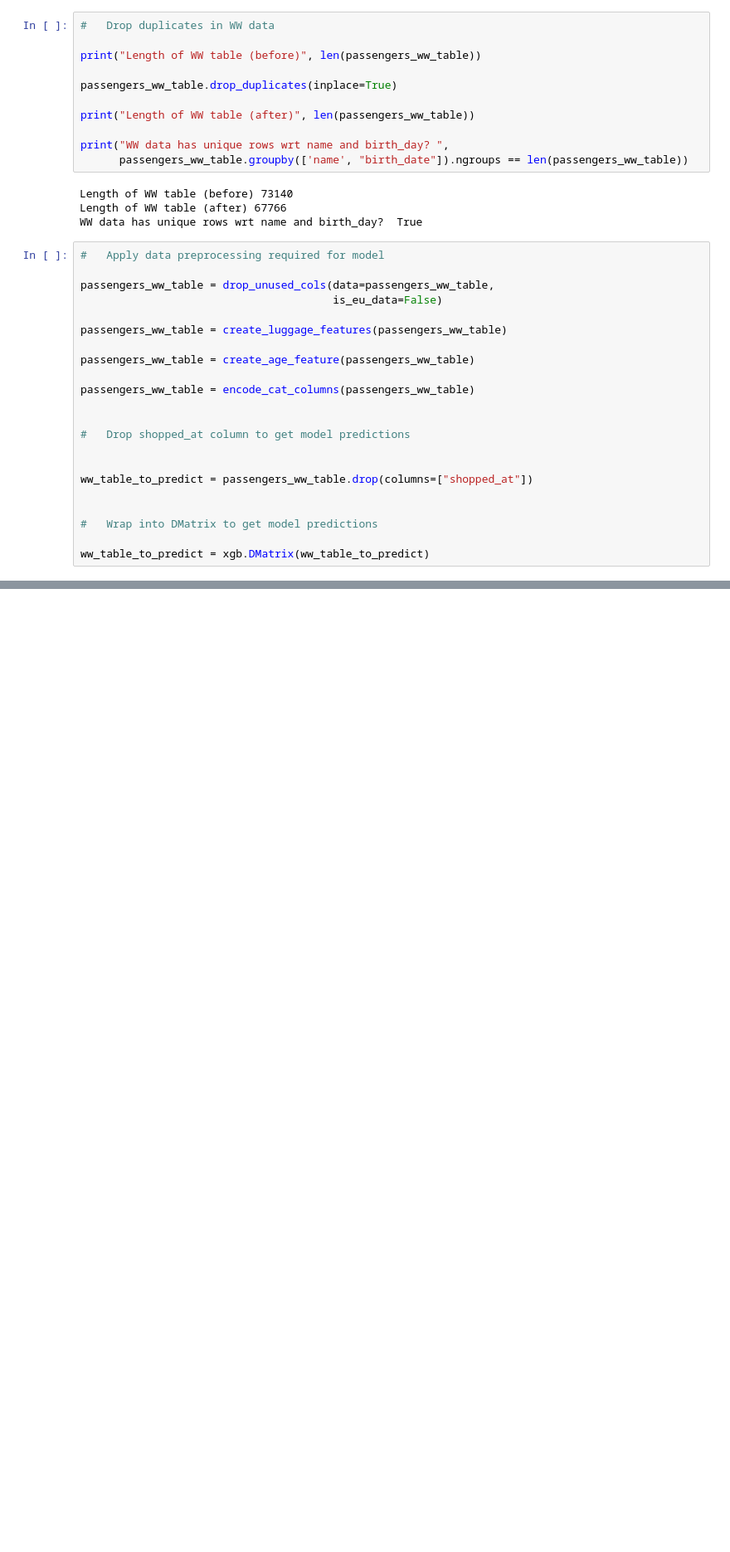
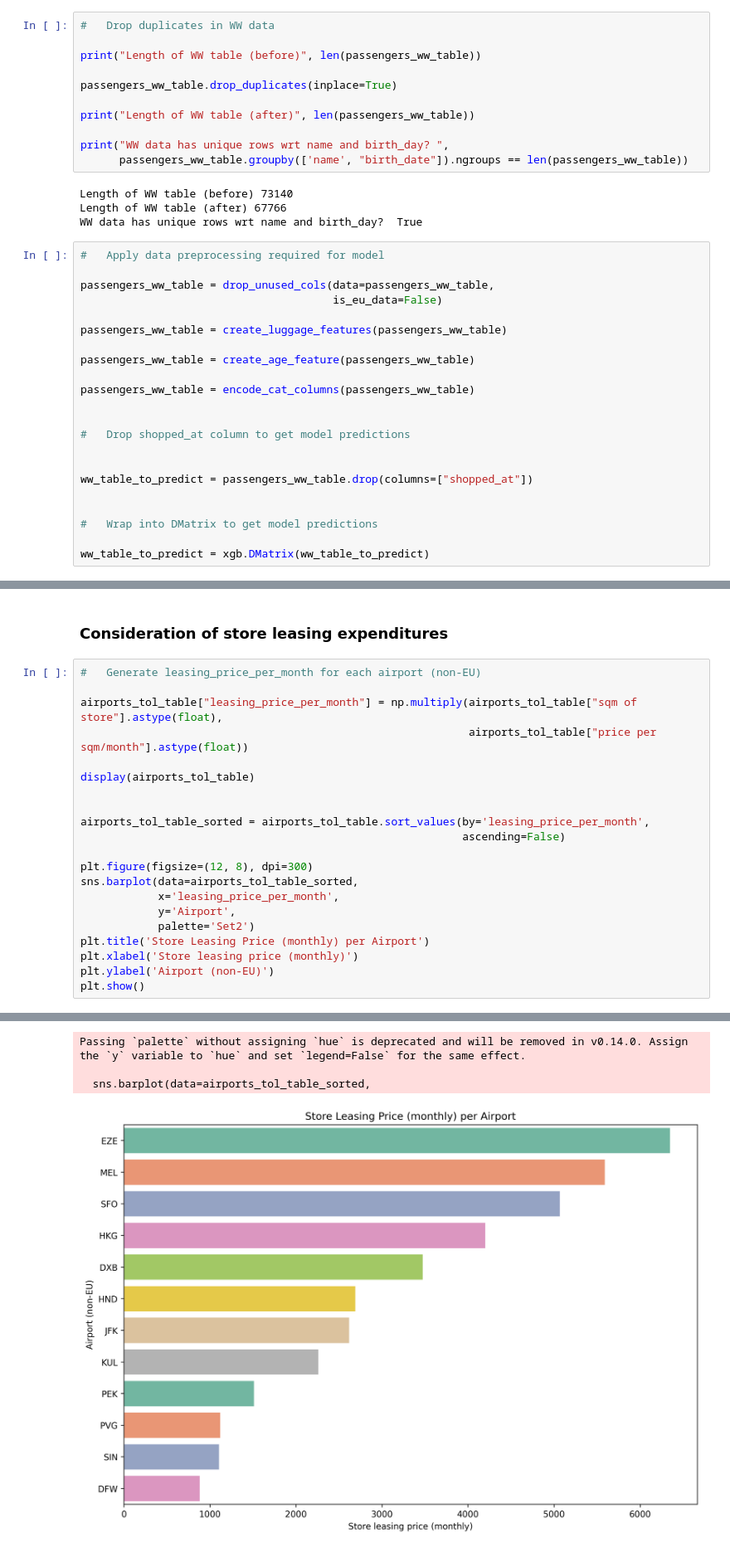
Before and after one commit to lexej/airport-recommendation, a Jupyter notebook: airport_recommenation.ipynb, the cells around one changed output, grey strips where cells are left out. Shown at 83% size. Saved outputs shown, nothing was run; the diff lists cells and outputs as text; blank space fills up the shorter version.

Commit message:
added storage leasing per month final

```diff
--- a/airport_recommenation.ipynb
+++ b/airport_recommenation.ipynb
@@ -629,0 +630,24 @@ Passing `palette` without assigning `hue` is deprecated and will be removed in v
+# %% [markdown]
+### Consideration of store leasing expenditures
+# %%
+#   Generate leasing_price_per_month for each airport (non-EU)
+
+airports_tol_table["leasing_price_per_month"] = np.multiply(airports_tol_table["sqm of store"].astype(float),
+                                                            airports_tol_table["price per sqm/month"].astype(float))
+
+display(airports_tol_table)
+
+
+airports_tol_table_sorted = airports_tol_table.sort_values(by='leasing_price_per_month',
+                                                           ascending=False)
+
+plt.figure(figsize=(12, 8), dpi=300)
+sns.barplot(data=airports_tol_table_sorted,
+            x='leasing_price_per_month',
+            y='Airport',
+            palette='Set2')
+plt.title('Store Leasing Price (monthly) per Airport')
+plt.xlabel('Store leasing price (monthly)')
+plt.ylabel('Airport (non-EU)')
+plt.show()
+# %% [output]
@@ -629,0 +667,4 @@ Passing `palette` without assigning `hue` is deprecated and will be removed in v
+Passing `palette` without assigning `hue` is deprecated and will be removed in v0.14.0. Assign the `y` variable to `hue` and set `legend=False` for the same effect.
+
+  sns.barplot(data=airports_tol_table_sorted,
+[figure, added]
```
Also changed, not shown: parts of 3 cells of this notebook.
